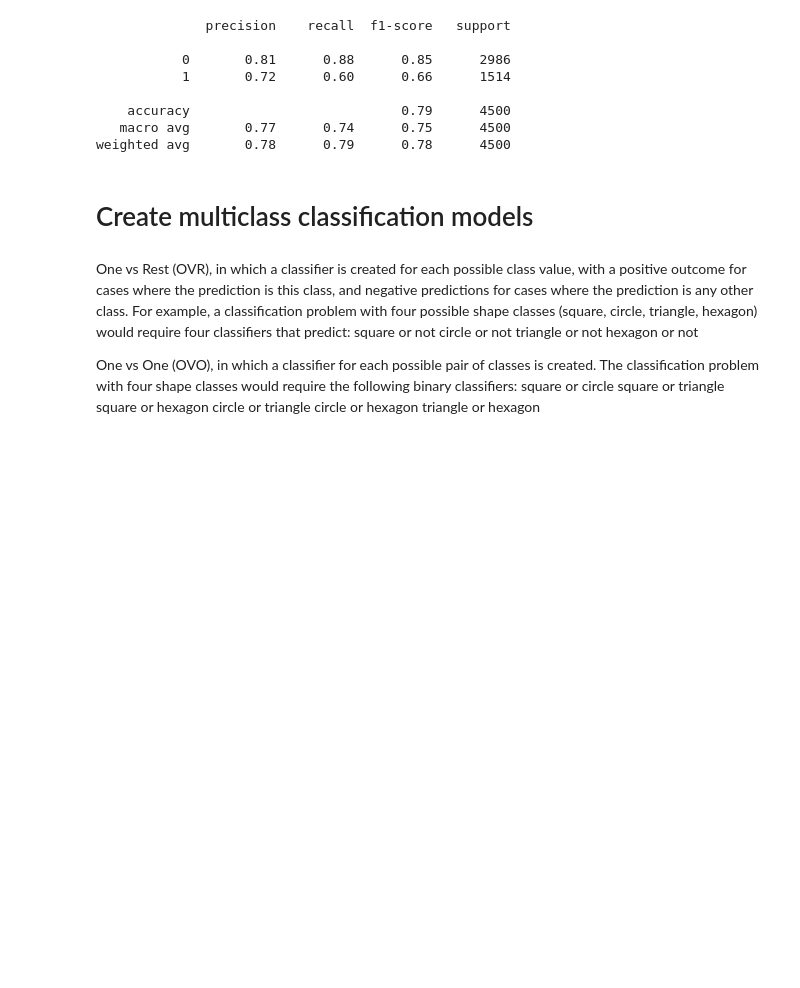
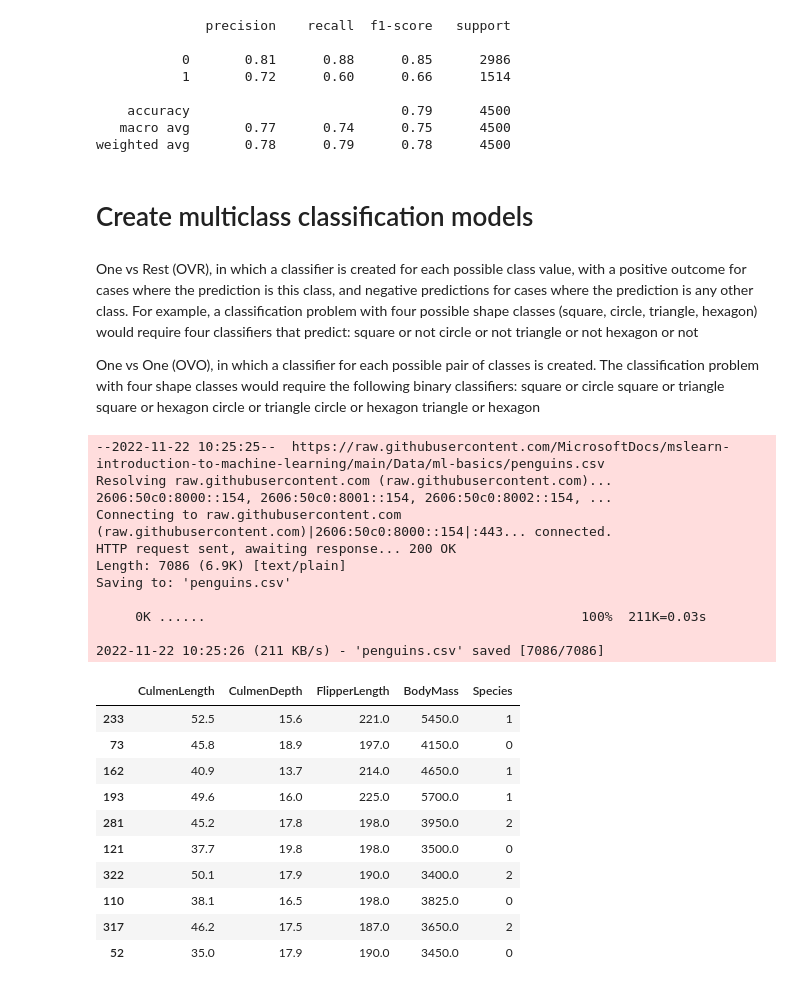
Before and after one commit to chimi-pt/Data-Science, a Jupyter notebook: Train and evaluate a classification model.ipynb, the cells around one changed output. Drawn from its saved outputs; the diff is of its cells as text; code cells hidden in the pictures; blank space fills up the shorter version.

```diff
--- a/Train and evaluate a classification model.ipynb
+++ b/Train and evaluate a classification model.ipynb
@@ -468,3 +468,35 @@ square or hexagon
 circle or triangle
 circle or hexagon
 triangle or hexagon
+# %%
+import pandas as pd
+
+# load the training dataset
+!wget https://raw.githubusercontent.com/MicrosoftDocs/mslearn-introduction-to-machine-learning/main/Data/ml-basics/penguins.csv
+penguins = pd.read_csv('penguins.csv')
+
+# Display a random sample of 10 observations
+sample = penguins.sample(10)
+sample
+# %% [output]
+--2022-11-22 10:25:25--  https://raw.githubusercontent.com/MicrosoftDocs/mslearn-introduction-to-machine-learning/main/Data/ml-basics/penguins.csv
+Resolving raw.githubusercontent.com (raw.githubusercontent.com)... 2606:50c0:8000::154, 2606:50c0:8001::154, 2606:50c0:8002::154, ...
+Connecting to raw.githubusercontent.com (raw.githubusercontent.com)|2606:50c0:8000::154|:443... connected.
+HTTP request sent, awaiting response... 200 OK
+Length: 7086 (6.9K) [text/plain]
+Saving to: 'penguins.csv'
+
+     0K ......                                                100%  211K=0.03s
+
+2022-11-22 10:25:26 (211 KB/s) - 'penguins.csv' saved [7086/7086]
+|  | CulmenLength | CulmenDepth | FlipperLength | BodyMass | Species |
+| 233 | 52.5 | 15.6 | 221.0 | 5450.0 | 1 |
+| 73 | 45.8 | 18.9 | 197.0 | 4150.0 | 0 |
+| 162 | 40.9 | 13.7 | 214.0 | 4650.0 | 1 |
+| 193 | 49.6 | 16.0 | 225.0 | 5700.0 | 1 |
+| 281 | 45.2 | 17.8 | 198.0 | 3950.0 | 2 |
+| 121 | 37.7 | 19.8 | 198.0 | 3500.0 | 0 |
+| 322 | 50.1 | 17.9 | 190.0 | 3400.0 | 2 |
+| 110 | 38.1 | 16.5 | 198.0 | 3825.0 | 0 |
+| 317 | 46.2 | 17.5 | 187.0 | 3650.0 | 2 |
+| 52 | 35.0 | 17.9 | 190.0 | 3450.0 | 0 |
```
Also changed, not shown: parts of 6 cells of this notebook, 1 other file.
